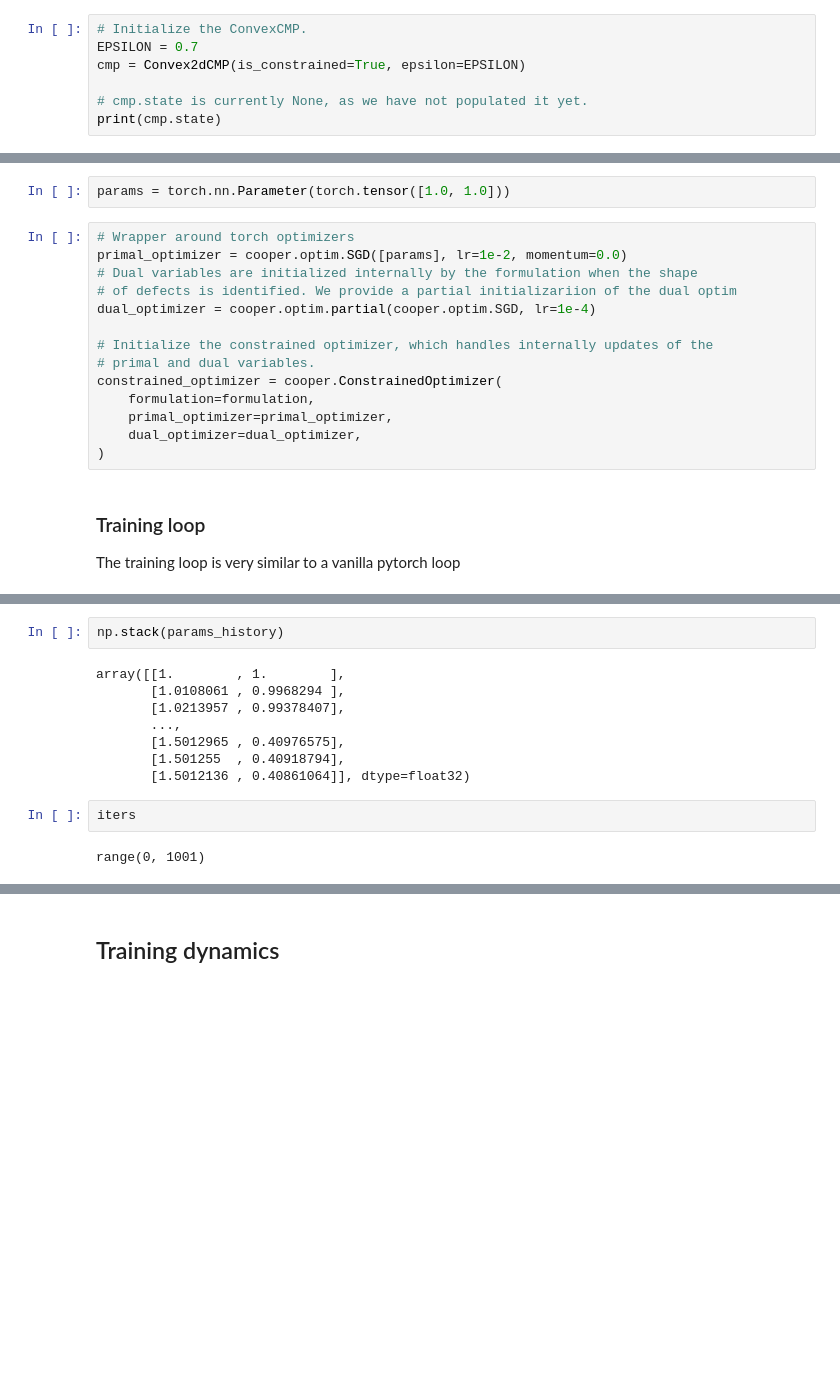
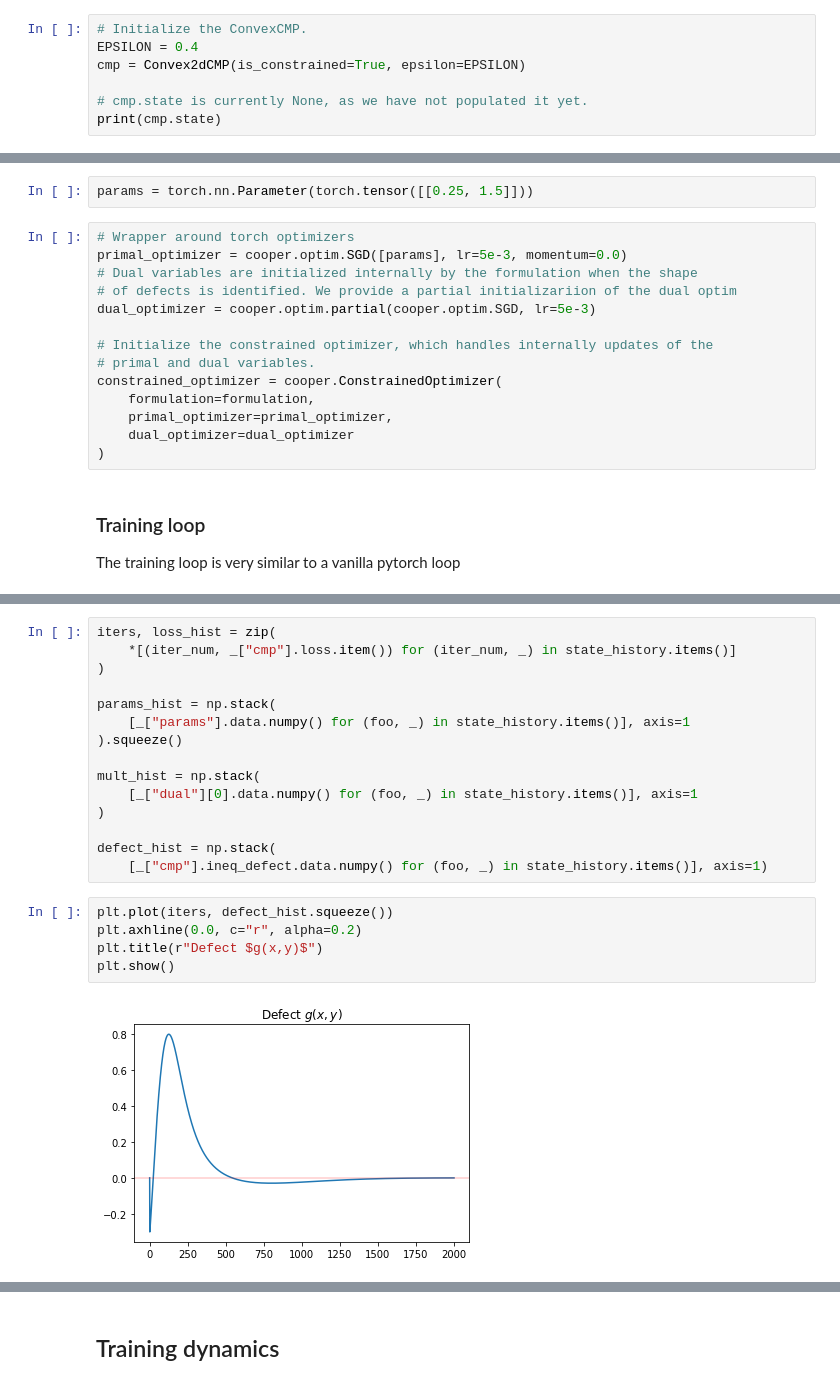
Before and after one commit to cooper-org/cooper, a Jupyter notebook: tutorials/toy2d.ipynb, the cells around one changed output, grey strips where cells are left out. Saved outputs shown, nothing was run; the diff lists cells and outputs as text; blank space fills up the shorter version.

```diff
--- a/tutorials/toy2d.ipynb
+++ b/tutorials/toy2d.ipynb
@@ -81,7 +82,7 @@ class Convex2dCMP(cooper.ConstrainedMinimizationProblem):
         return state
 # %%
 # Initialize the ConvexCMP.
-EPSILON = 0.7
+EPSILON = 0.4
 cmp = Convex2dCMP(is_constrained=True, epsilon=EPSILON)
 
 # cmp.state is currently None, as we have not populated it yet.
@@ -124,20 +129,20 @@ Now, construct the optimizer
 Lagrangian via gradient descent ascent schemes.
 Compatible with any torch optimizer on the primal and dual
 # %%
-params = torch.nn.Parameter(torch.tensor([1.0, 1.0]))
+params = torch.nn.Parameter(torch.tensor([[0.25, 1.5]]))
 # %%
 # Wrapper around torch optimizers
-primal_optimizer = cooper.optim.SGD([params], lr=1e-2, momentum=0.0)
+primal_optimizer = cooper.optim.SGD([params], lr=5e-3, momentum=0.0)
 # Dual variables are initialized internally by the formulation when the shape
 # of defects is identified. We provide a partial initializariion of the dual optim
-dual_optimizer = cooper.optim.partial(cooper.optim.SGD, lr=1e-4)
+dual_optimizer = cooper.optim.partial(cooper.optim.SGD, lr=5e-3)
 
 # Initialize the constrained optimizer, which handles internally updates of the
 # primal and dual variables.
 constrained_optimizer = cooper.ConstrainedOptimizer(
     formulation=formulation,
     primal_optimizer=primal_optimizer,
-    dual_optimizer=dual_optimizer,
+    dual_optimizer=dual_optimizer
 )
 # %% [markdown]
 ### Training loop
@@ -195,14 +187,22 @@ g_history.append(final_state.misc['g'].item())
-# %%
-np.stack(params_history)
-# %% [output]
-array([[1.        , 1.        ],
-       [1.0108061 , 0.9968294 ],
-       [1.0213957 , 0.99378407],
-       ...,
-       [1.5012965 , 0.40976575],
-       [1.501255  , 0.40918794],
-       [1.5012136 , 0.40861064]], dtype=float32)
-# %%
-iters
-# %% [output]
-range(0, 1001)
+# %%
+iters, loss_hist = zip(
+    *[(iter_num, _["cmp"].loss.item()) for (iter_num, _) in state_history.items()]
+)
+
+params_hist = np.stack(
+    [_["params"].data.numpy() for (foo, _) in state_history.items()], axis=1
+).squeeze()
+
+mult_hist = np.stack(
+    [_["dual"][0].data.numpy() for (foo, _) in state_history.items()], axis=1
+)
+
+defect_hist = np.stack(
+    [_["cmp"].ineq_defect.data.numpy() for (foo, _) in state_history.items()], axis=1)
+# %%
+plt.plot(iters, defect_hist.squeeze())
+plt.axhline(0.0, c="r", alpha=0.2)
+plt.title(r"Defect $g(x,y)$")
+plt.show()
+# %% [output]
+[figure, added]
```
Also changed, not shown: parts of 11 cells of this notebook.
